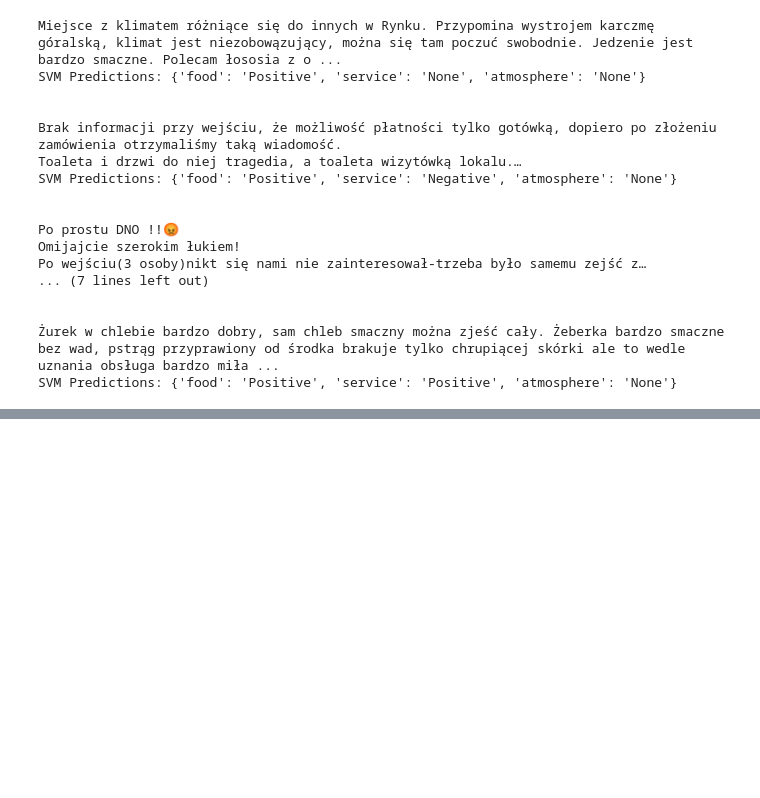
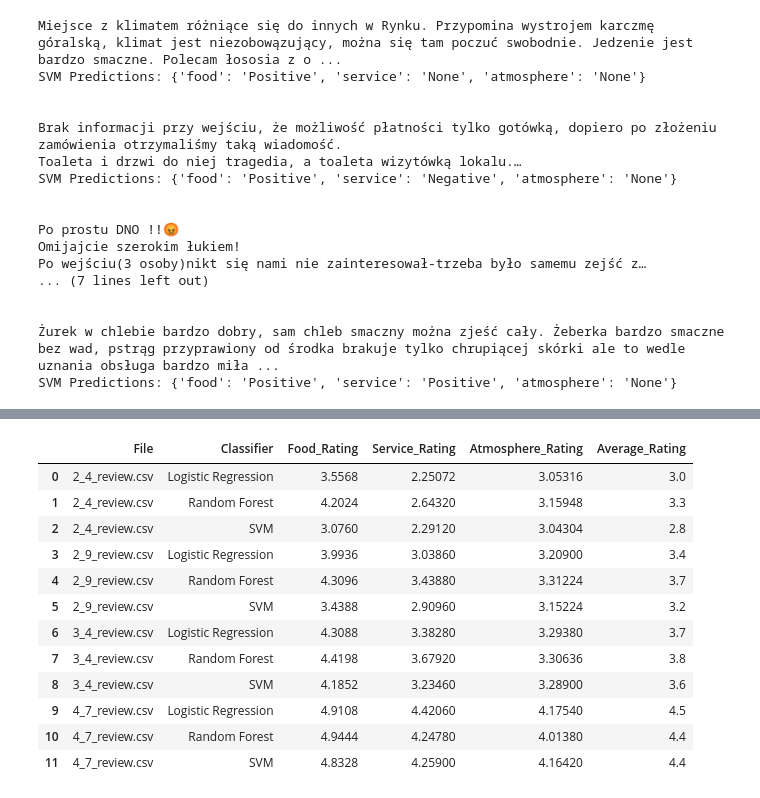
Before and after one commit to SebastianPilch/Data_Mining, a Jupyter notebook: Notebooks/Experiment_3_classifiers.ipynb, the cells around one changed output, grey strips where cells are left out. Cells and saved outputs as stored; diff of their text form; code cells hidden in the pictures; blank space fills up the shorter version.

```diff
--- a/Notebooks/Experiment_3_classifiers.ipynb
+++ b/Notebooks/Experiment_3_classifiers.ipynb
@@ -460,3 +475,19 @@ print(results_df)
 9             4.17540             4.5
 10            4.01380             4.4
 11            4.16420             4.4
+# %%
+results_df
+# %% [output]
+|  | File | Classifier | Food_Rating | Service_Rating | Atmosphere_Rating | Average_Rating |
+| 0 | 2_4_review.csv | Logistic Regression | 3.5568 | 2.25072 | 3.05316 | 3.0 |
+| 1 | 2_4_review.csv | Random Forest | 4.2024 | 2.64320 | 3.15948 | 3.3 |
+| 2 | 2_4_review.csv | SVM | 3.0760 | 2.29120 | 3.04304 | 2.8 |
+| 3 | 2_9_review.csv | Logistic Regression | 3.9936 | 3.03860 | 3.20900 | 3.4 |
+| 4 | 2_9_review.csv | Random Forest | 4.3096 | 3.43880 | 3.31224 | 3.7 |
+| 5 | 2_9_review.csv | SVM | 3.4388 | 2.90960 | 3.15224 | 3.2 |
+| 6 | 3_4_review.csv | Logistic Regression | 4.3088 | 3.38280 | 3.29380 | 3.7 |
+| 7 | 3_4_review.csv | Random Forest | 4.4198 | 3.67920 | 3.30636 | 3.8 |
+| 8 | 3_4_review.csv | SVM | 4.1852 | 3.23460 | 3.28900 | 3.6 |
+| 9 | 4_7_review.csv | Logistic Regression | 4.9108 | 4.42060 | 4.17540 | 4.5 |
+| 10 | 4_7_review.csv | Random Forest | 4.9444 | 4.24780 | 4.01380 | 4.4 |
+| 11 | 4_7_review.csv | SVM | 4.8328 | 4.25900 | 4.16420 | 4.4 |
```
Also changed, not shown: parts of 4 cells of this notebook, 7 other files.
